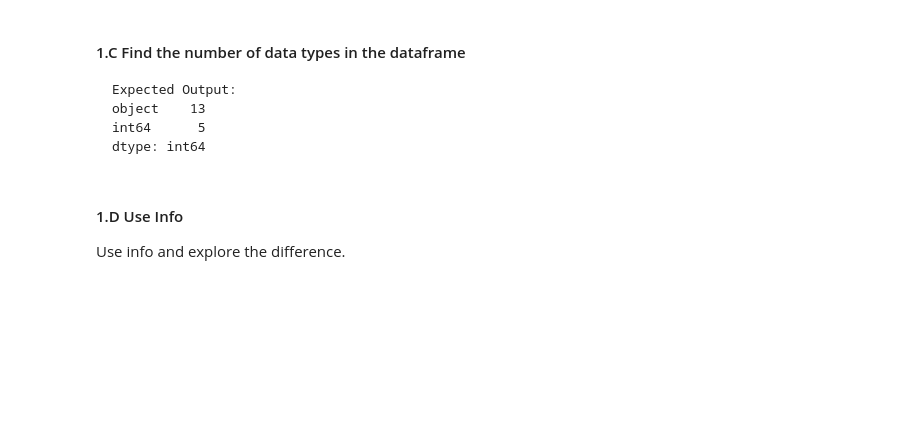
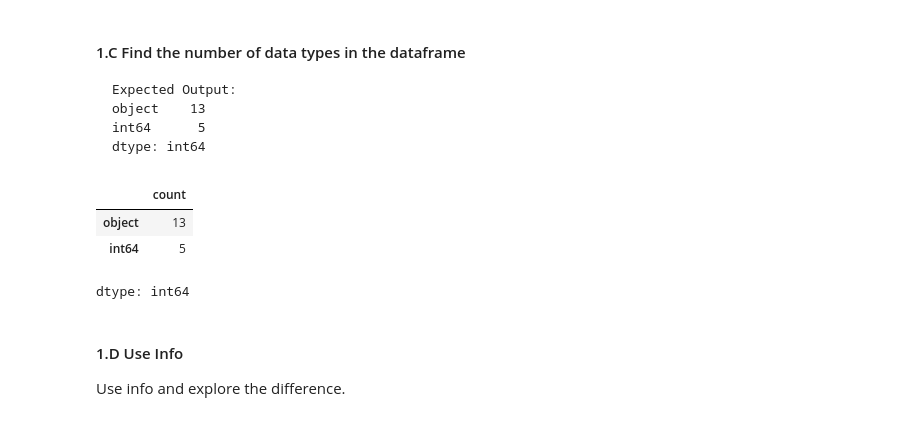
Before and after one commit to sameerhingoro/IOD, a Jupyter notebook: IOD_Lab_1_1_3_Pandas.ipynb, the cells around one changed output. Saved outputs shown, nothing was run; the diff lists cells and outputs as text; code cells hidden in the pictures; blank space fills up the shorter version.

````diff
--- a/IOD_Lab_1_1_3_Pandas.ipynb
+++ b/IOD_Lab_1_1_3_Pandas.ipynb
@@ -108,6 +131,12 @@ dtype: int64
 ```
 # %%
 # A:
+df.dtypes.value_counts()
+# %% [output]
+|  | count |
+| object | 13 |
+| int64 | 5 |
+dtype: int64
 # %% [markdown]
 #### 1.D Use Info
 
````
Also changed, not shown: parts of 3 cells of this notebook.
